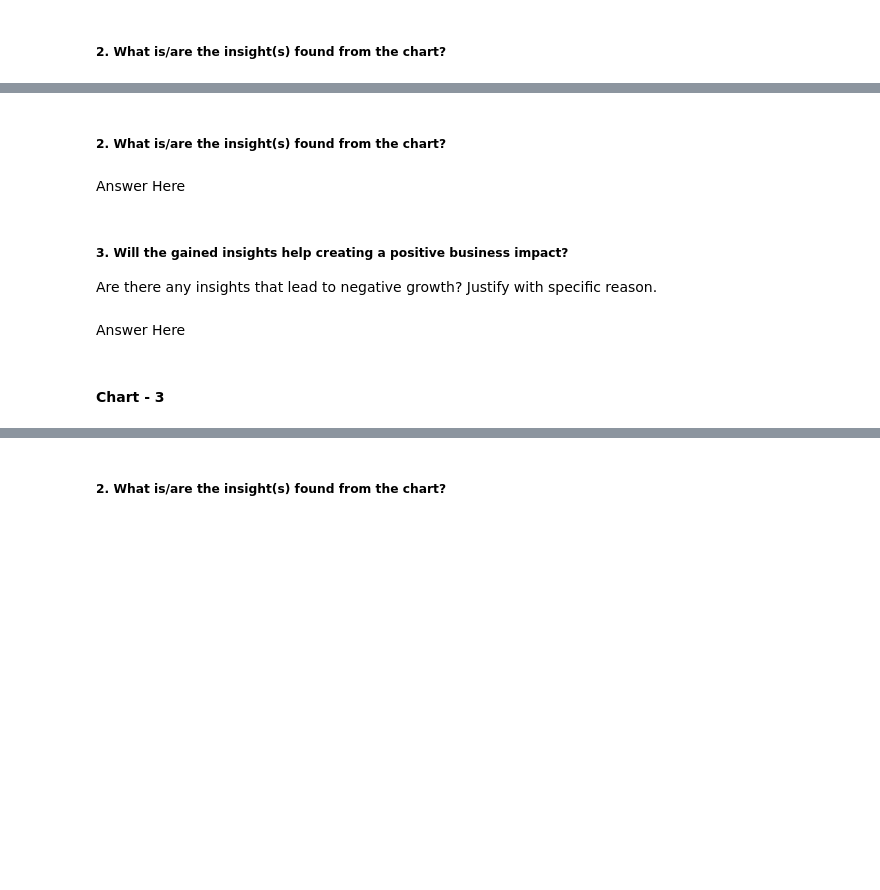
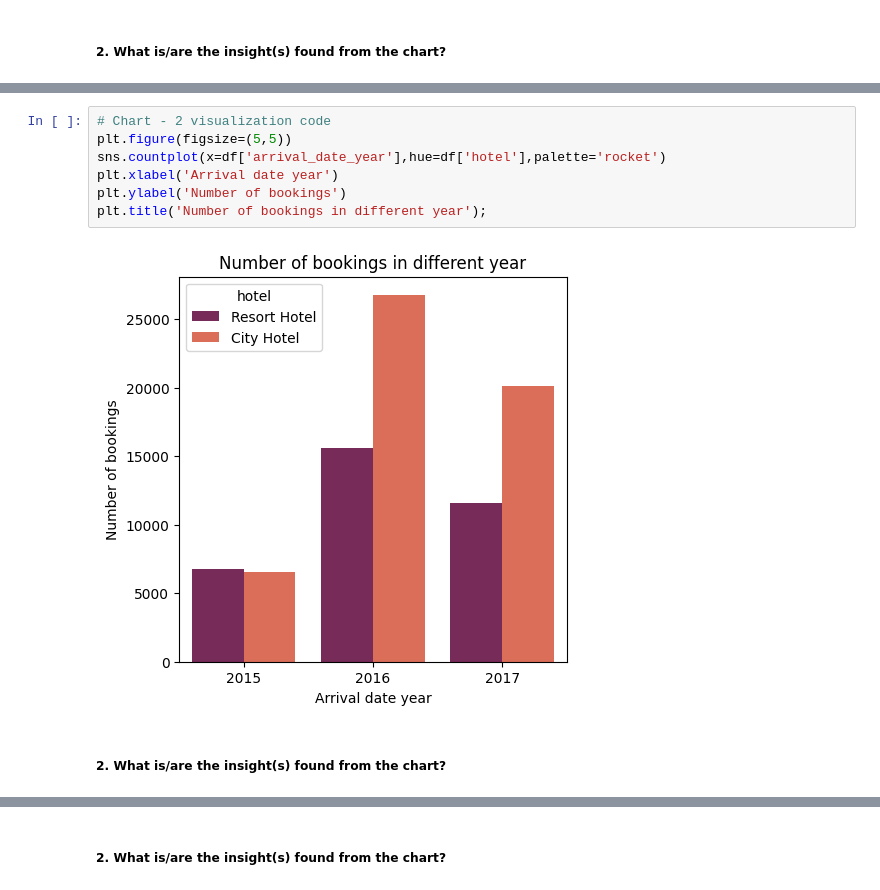
Before and after one commit to Kushdevu/Hotel-Booking-Analysis-EDA-Project, a Jupyter notebook: Copy_of_Sample_EDA_Submission_Template_ipynb0008.ipynb, the cells around one changed output, grey strips where cells are left out. Saved outputs shown, nothing was run; the diff lists cells and outputs as text; blank space fills up the shorter version.

```diff
--- a/Copy_of_Sample_EDA_Submission_Template_ipynb0008.ipynb
+++ b/Copy_of_Sample_EDA_Submission_Template_ipynb0008.ipynb
@@ -587,11 +600,11 @@ Answer Here.
+# %%
+# Chart - 2 visualization code
+plt.figure(figsize=(5,5))
+sns.countplot(x=df['arrival_date_year'],hue=df['hotel'],palette='rocket')
+plt.xlabel('Arrival date year')
+plt.ylabel('Number of bookings')
+plt.title('Number of bookings in different year');
+# %% [output]
+[figure, added]
 # %% [markdown]
 ##### 2. What is/are the insight(s) found from the chart?
-# %% [markdown]
-Answer Here
-# %% [markdown]
-##### 3. Will the gained insights help creating a positive business impact?
-Are there any insights that lead to negative growth? Justify with specific reason.
-# %% [markdown]
-Answer Here
-# %% [markdown]
-#### Chart - 3
```
Also changed, not shown: parts of 41 cells of this notebook.
